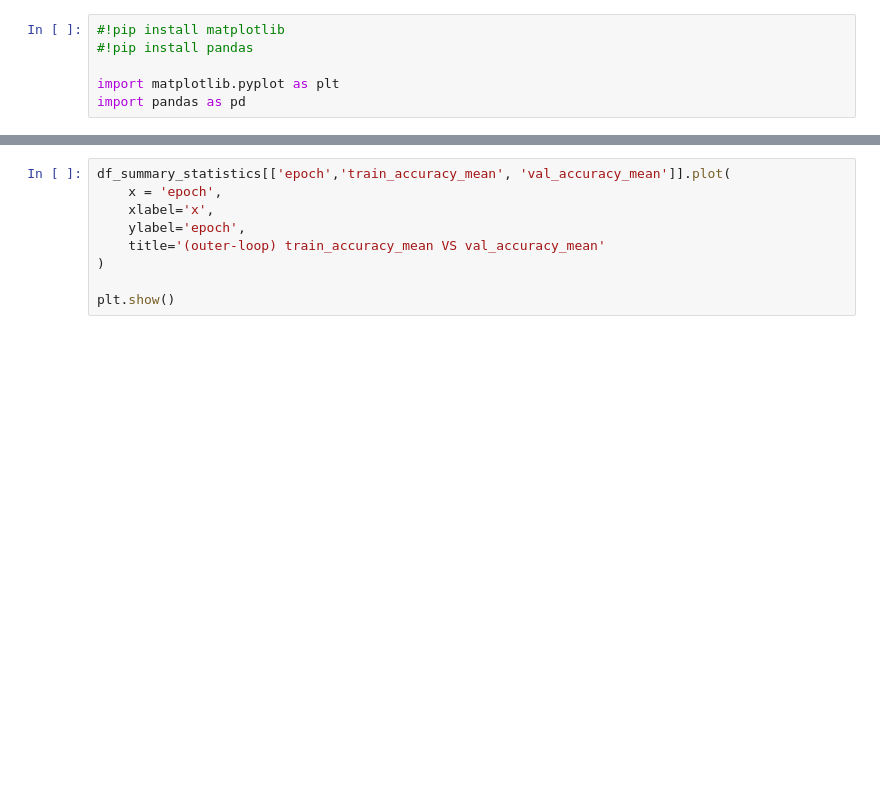
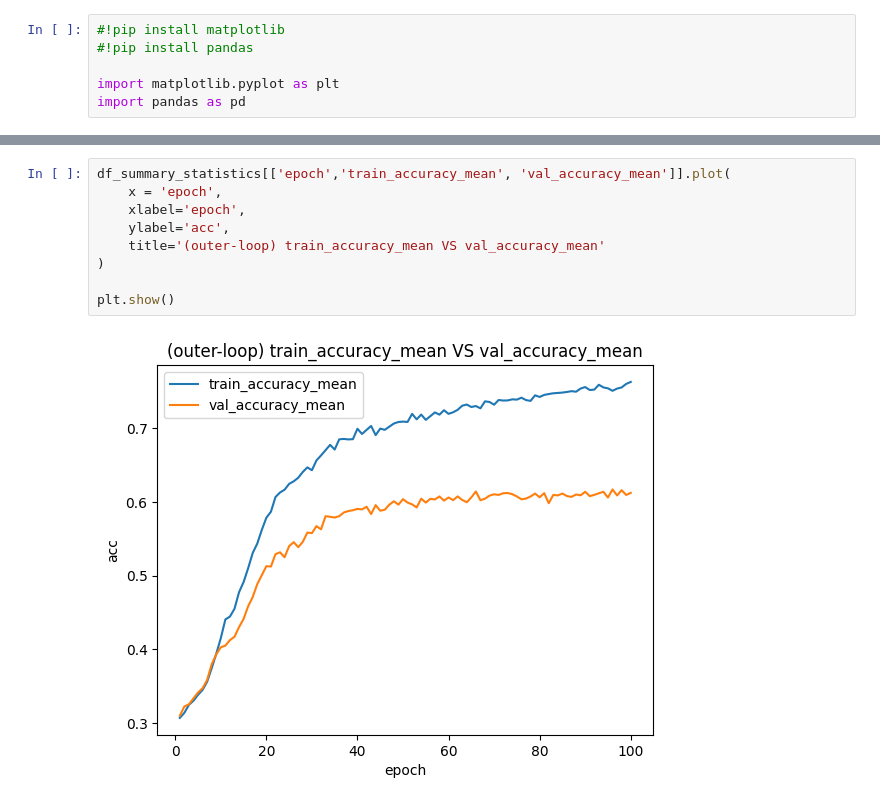
Before and after one commit to taehyeonhan-hatae/MAML, a Jupyter notebook: comprehensive_losses/Analysis.ipynb, the cells around one changed output, grey strips where cells are left out. Cells and saved outputs as stored; diff of their text form; blank space fills up the shorter version.

```diff
--- a/comprehensive_losses/Analysis.ipynb
+++ b/comprehensive_losses/Analysis.ipynb
@@ -61,9 +103,11 @@ plt.show()
 # %%
 df_summary_statistics[['epoch','train_accuracy_mean', 'val_accuracy_mean']].plot(
     x = 'epoch',
-    xlabel='x',
-    ylabel='epoch',
+    xlabel='epoch',
+    ylabel='acc',
     title='(outer-loop) train_accuracy_mean VS val_accuracy_mean'
 )
 
 plt.show()
+# %% [output]
+[figure, added]
```
Also changed, not shown: parts of 8 cells of this notebook, 7 other files.
